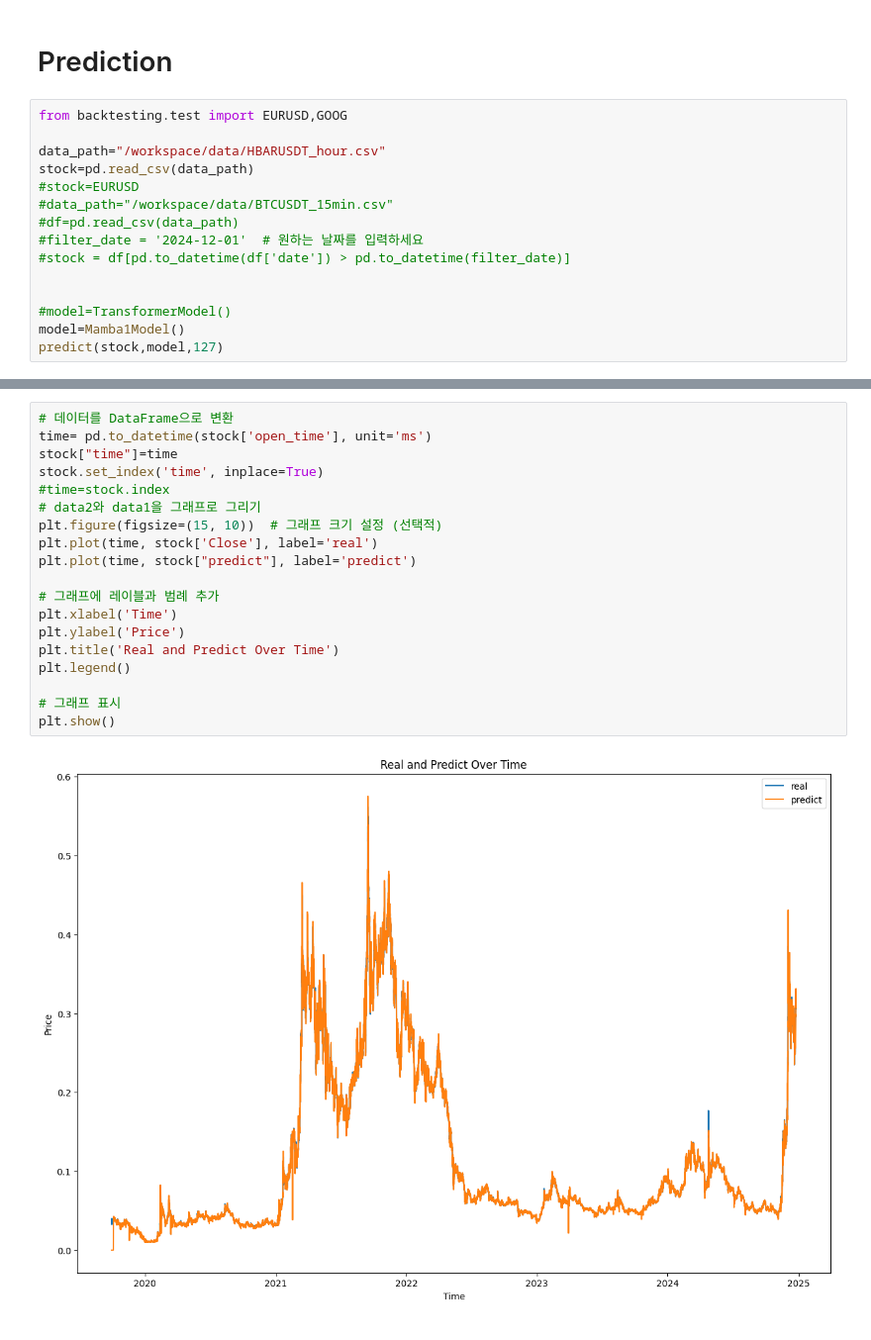
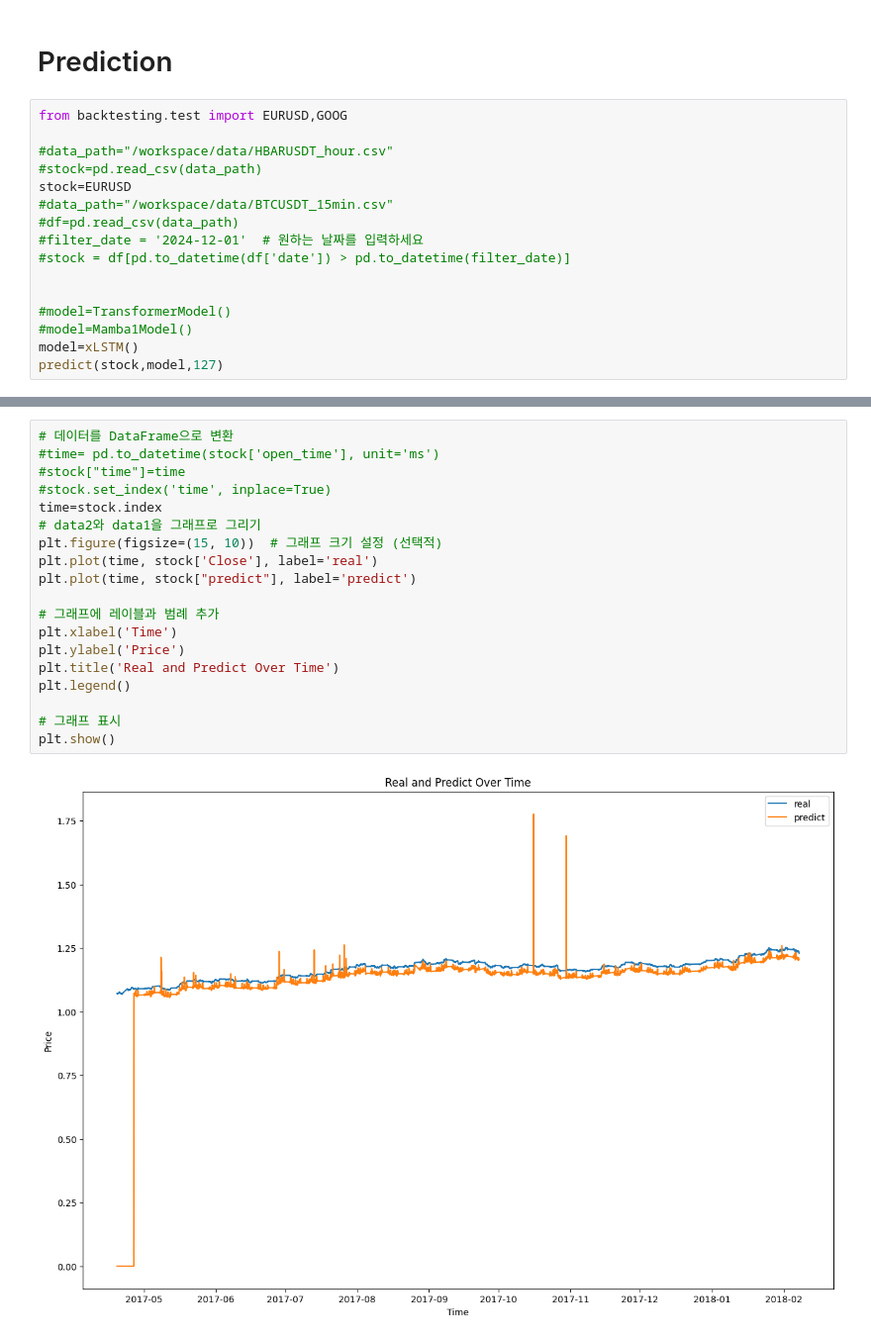
Before and after one commit to Thrillcrazyer/Mambastock, a Jupyter notebook: multifeature.ipynb, the cells around one changed output, grey strips where cells are left out. Shown: that part at 99% size. Drawn from its saved outputs; the diff is of its cells as text.

```diff
--- a/multifeature.ipynb
+++ b/multifeature.ipynb
@@ -86,9 +94,9 @@ def predict(data,model,seq_length):
 # %%
 from backtesting.test import EURUSD,GOOG
 
-data_path="/workspace/data/HBARUSDT_hour.csv"
-stock=pd.read_csv(data_path)
-#stock=EURUSD
+#data_path="/workspace/data/HBARUSDT_hour.csv"
+#stock=pd.read_csv(data_path)
+stock=EURUSD
 #data_path="/workspace/data/BTCUSDT_15min.csv"
 #df=pd.read_csv(data_path)
 #filter_date = '2024-12-01'  # 원하는 날짜를 입력하세요
@@ -96,6 +104,7 @@ stock=pd.read_csv(data_path)
 
 
 #model=TransformerModel()
-model=Mamba1Model()
+#model=Mamba1Model()
+model=xLSTM()
 predict(stock,model,127)
 # %% [output]
@@ -120,24 +132,24 @@ Trainable parameters: 101.90M
 # %%
 # 데이터를 DataFrame으로 변환
-time= pd.to_datetime(stock['open_time'], unit='ms')
-stock["time"]=time
-stock.set_index('time', inplace=True)
-#time=stock.index
+#time= pd.to_datetime(stock['open_time'], unit='ms')
+#stock["time"]=time
+#stock.set_index('time', inplace=True)
+time=stock.index
 # data2와 data1을 그래프로 그리기
 plt.figure(figsize=(15, 10))  # 그래프 크기 설정 (선택적)
 plt.plot(time, stock['Close'], label='real')
 plt.plot(time, stock["predict"], label='predict')
 
 # 그래프에 레이블과 범례 추가
 plt.xlabel('Time')
 plt.ylabel('Price')
 plt.title('Real and Predict Over Time')
 plt.legend()
 
 # 그래프 표시
 plt.show()
 # %% [output]
-[figure, old version]
+[figure, new version]
 # %%
 from backtesting import Strategy, Backtest
 from backtesting.lib import SignalStrategy
```
Also changed, not shown: parts of 4 cells of this notebook, 4 other files.
